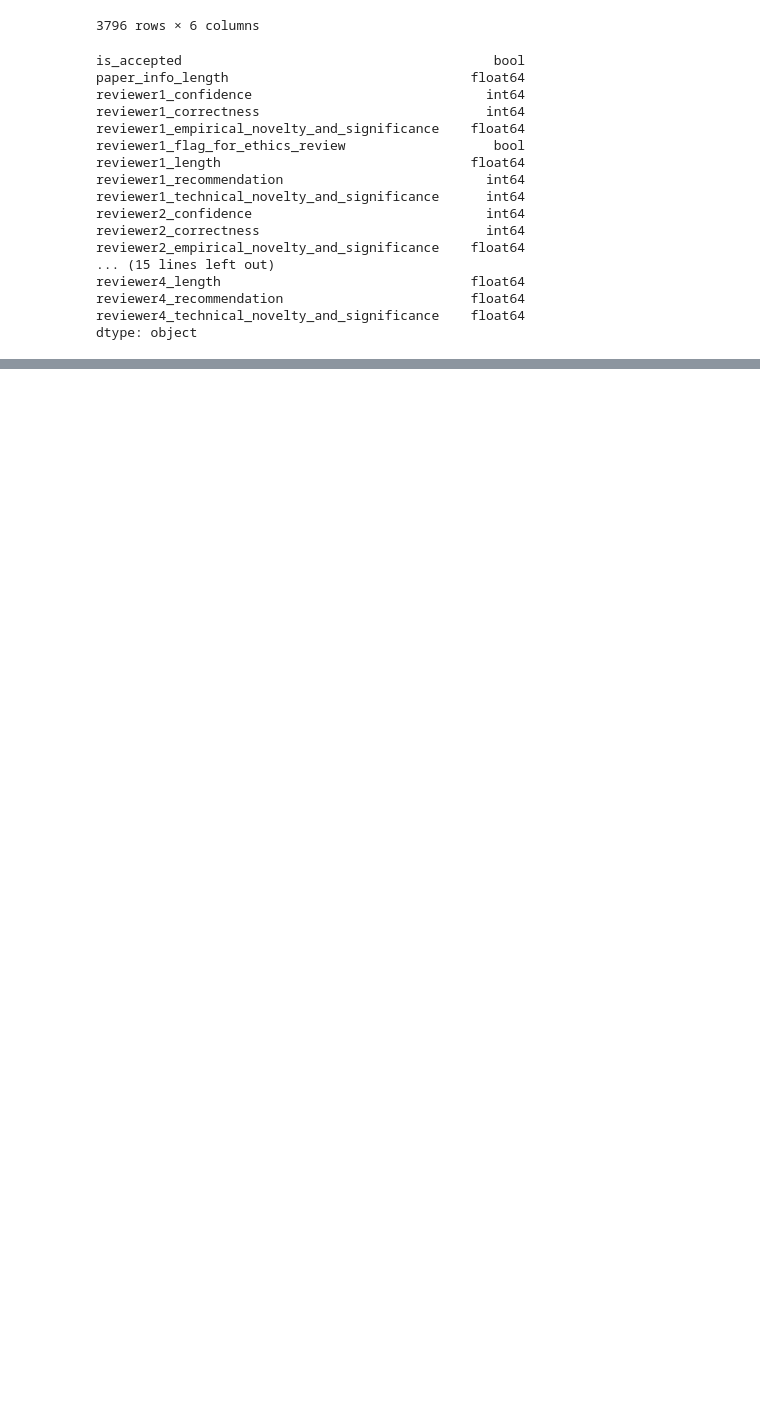
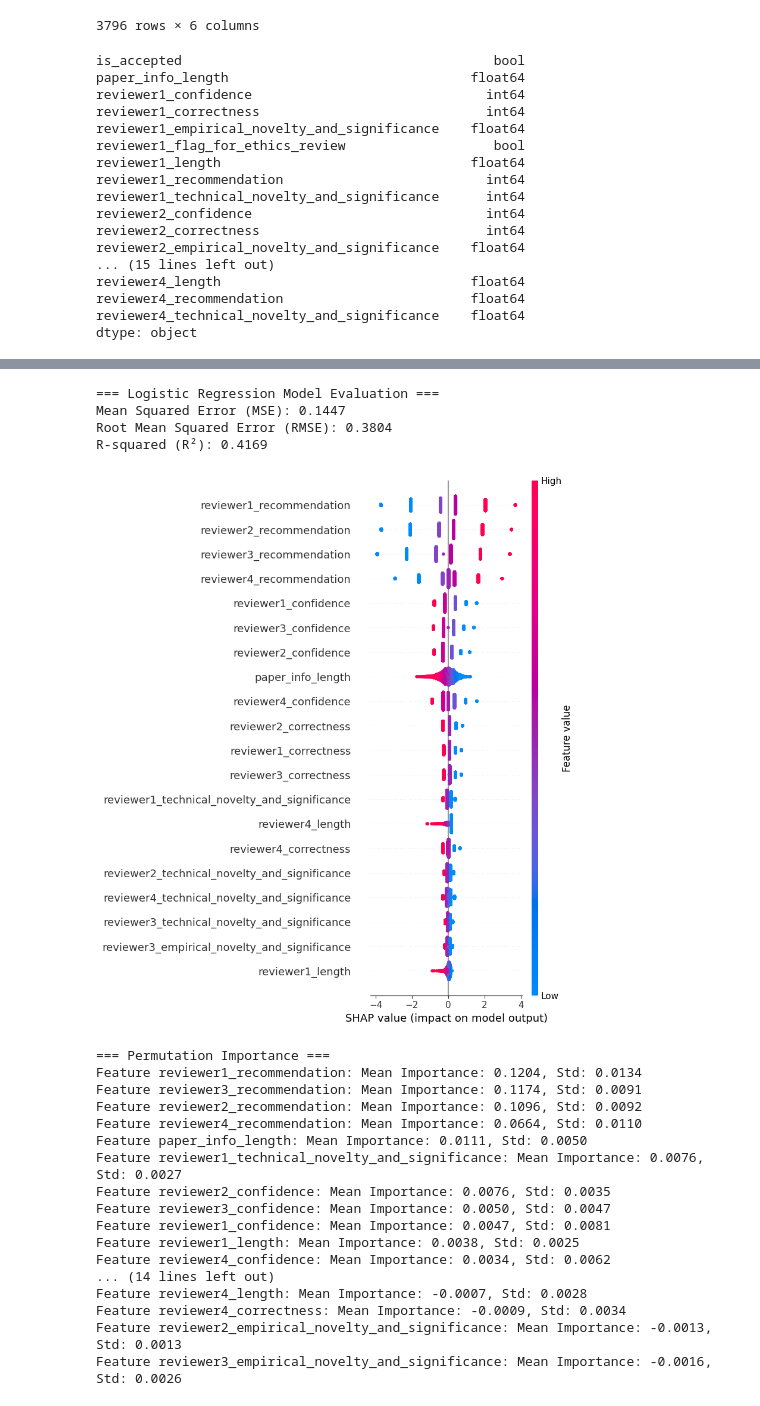
Before and after one commit to halilfarukkaragoz/data-literacy-group16, a Jupyter notebook: data_analysis/feature-importance.ipynb, the cells around one changed output, grey strips where cells are left out. Cells and saved outputs as stored; diff of their text form; code cells hidden in the pictures; blank space fills up the shorter version.

```diff
--- a/data_analysis/feature-importance.ipynb
+++ b/data_analysis/feature-importance.ipynb
@@ -218,0 +227,53 @@ shap.summary_plot(shap_values, X_train)
+# %%
+import shap
+import numpy as np
+from sklearn.linear_model import LogisticRegression
+from sklearn.metrics import mean_squared_error, r2_score
+from sklearn.inspection import permutation_importance
+import matplotlib.pyplot as plt
+
+# Initialize the Logistic Regression model
+model = LogisticRegression()
+
+# Train the model
+model.fit(X_train, y_train)
+
+# Make predictions on the test set
+y_pred = model.predict(X_test)
+
+# Evaluate the model
+mse = mean_squared_error(y_test, y_pred)
+rmse = np.sqrt(mse)
+r2 = r2_score(y_test, y_pred)
+
+print("=== Logistic Regression Model Evaluation ===")
+print(f"Mean Squared Error (MSE): {mse:.4f}")
+print(f"Root Mean Squared Error (RMSE): {rmse:.4f}")
+print(f"R-squared (R²): {r2:.4f}")
+
+# Create SHAP explainer for the Logistic Regression model
+explainer = shap.Explainer(model, X_train)
+shap_values = explainer(X_train)
+
+# Visualize SHAP values
+shap.summary_plot(shap_values, X_train)
+
+# Compute Permutation Importance
+result = permutation_importance(model, X_test, y_test, n_repeats=10, random_state=42)
+
+# Sort the features based on their mean importance
+sorted_idx = np.argsort(result.importances_mean)[::-1]  # Sorting in descending order
+
+# Print Permutation Importance
+print("\n=== Permutation Importance ===")
+for idx in sorted_idx:
+    print(f"Feature {X_train.columns[idx]}: Mean Importance: {result.importances_mean[idx]:.4f}, Std: {result.importances_std[idx]:.4f}")
+
+# Visualize Permutation Importance (sorted)
+plt.figure(figsize=(10, 6))
+plt.barh(range(len(result.importances_mean)), result.importances_mean[sorted_idx], xerr=result.importances_std[sorted_idx])
+plt.yticks(range(len(result.importances_mean)), X_train.columns[sorted_idx])  # Assuming X_train is a DataFrame
+plt.xlabel("Permutation Importance")
+plt.title("Permutation Importance of Features (Sorted)")
+plt.show()
+# %% [output]
@@ -218,0 +287,22 @@ shap.summary_plot(shap_values, X_train)
+=== Logistic Regression Model Evaluation ===
+Mean Squared Error (MSE): 0.1447
+Root Mean Squared Error (RMSE): 0.3804
+R-squared (R²): 0.4169
+[figure, added]
+=== Permutation Importance ===
+Feature reviewer1_recommendation: Mean Importance: 0.1204, Std: 0.0134
+Feature reviewer3_recommendation: Mean Importance: 0.1174, Std: 0.0091
+Feature reviewer2_recommendation: Mean Importance: 0.1096, Std: 0.0092
+Feature reviewer4_recommendation: Mean Importance: 0.0664, Std: 0.0110
+Feature paper_info_length: Mean Importance: 0.0111, Std: 0.0050
+Feature reviewer1_technical_novelty_and_significance: Mean Importance: 0.0076, Std: 0.0027
+Feature reviewer2_confidence: Mean Importance: 0.0076, Std: 0.0035
+Feature reviewer3_confidence: Mean Importance: 0.0050, Std: 0.0047
+Feature reviewer1_confidence: Mean Importance: 0.0047, Std: 0.0081
+Feature reviewer1_length: Mean Importance: 0.0038, Std: 0.0025
+Feature reviewer4_confidence: Mean Importance: 0.0034, Std: 0.0062
+... (14 lines left out)
+Feature reviewer4_length: Mean Importance: -0.0007, Std: 0.0028
+Feature reviewer4_correctness: Mean Importance: -0.0009, Std: 0.0034
+Feature reviewer2_empirical_novelty_and_significance: Mean Importance: -0.0013, Std: 0.0013
+Feature reviewer3_empirical_novelty_and_significance: Mean Importance: -0.0016, Std: 0.0026
```
Also changed, not shown: parts of 10 cells of this notebook.
